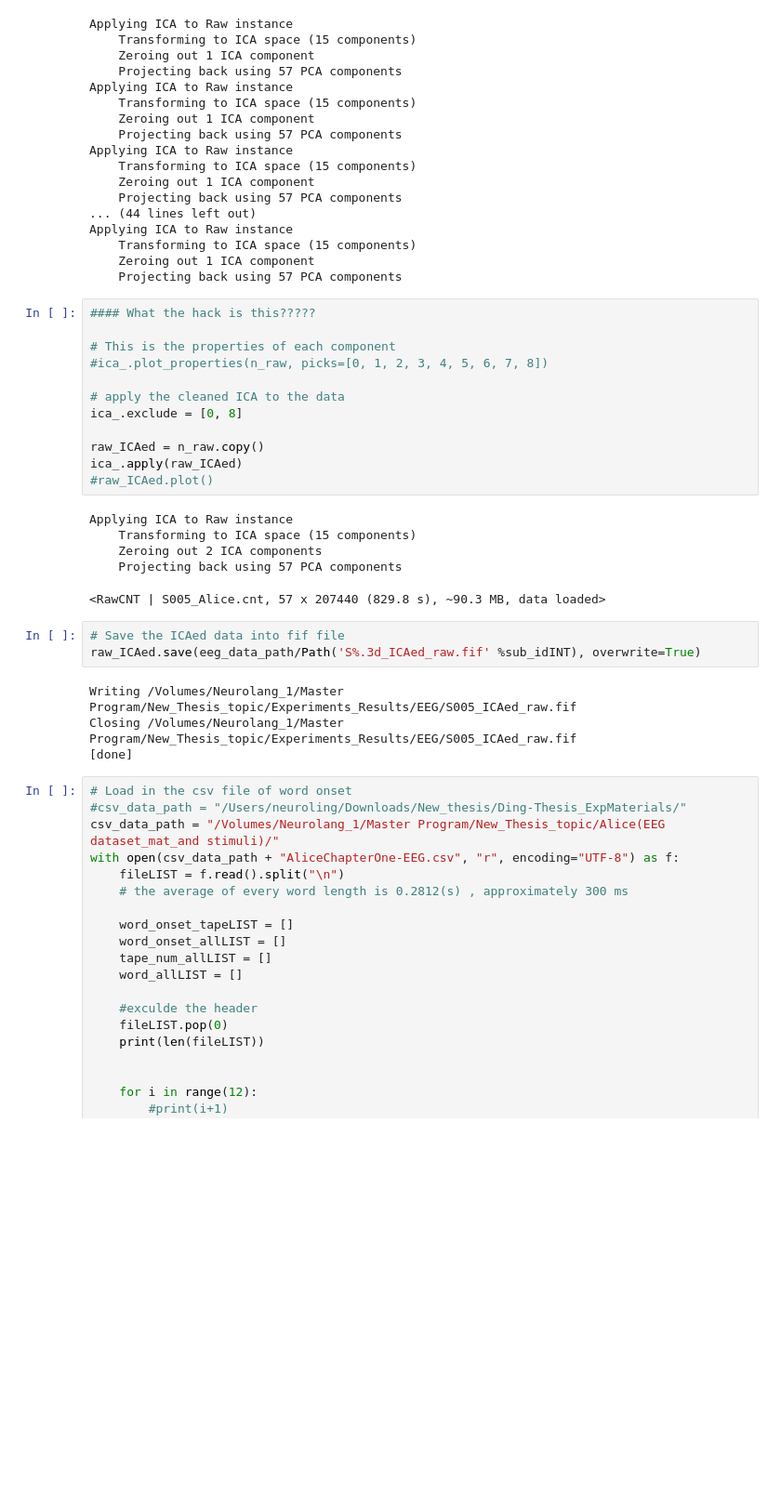
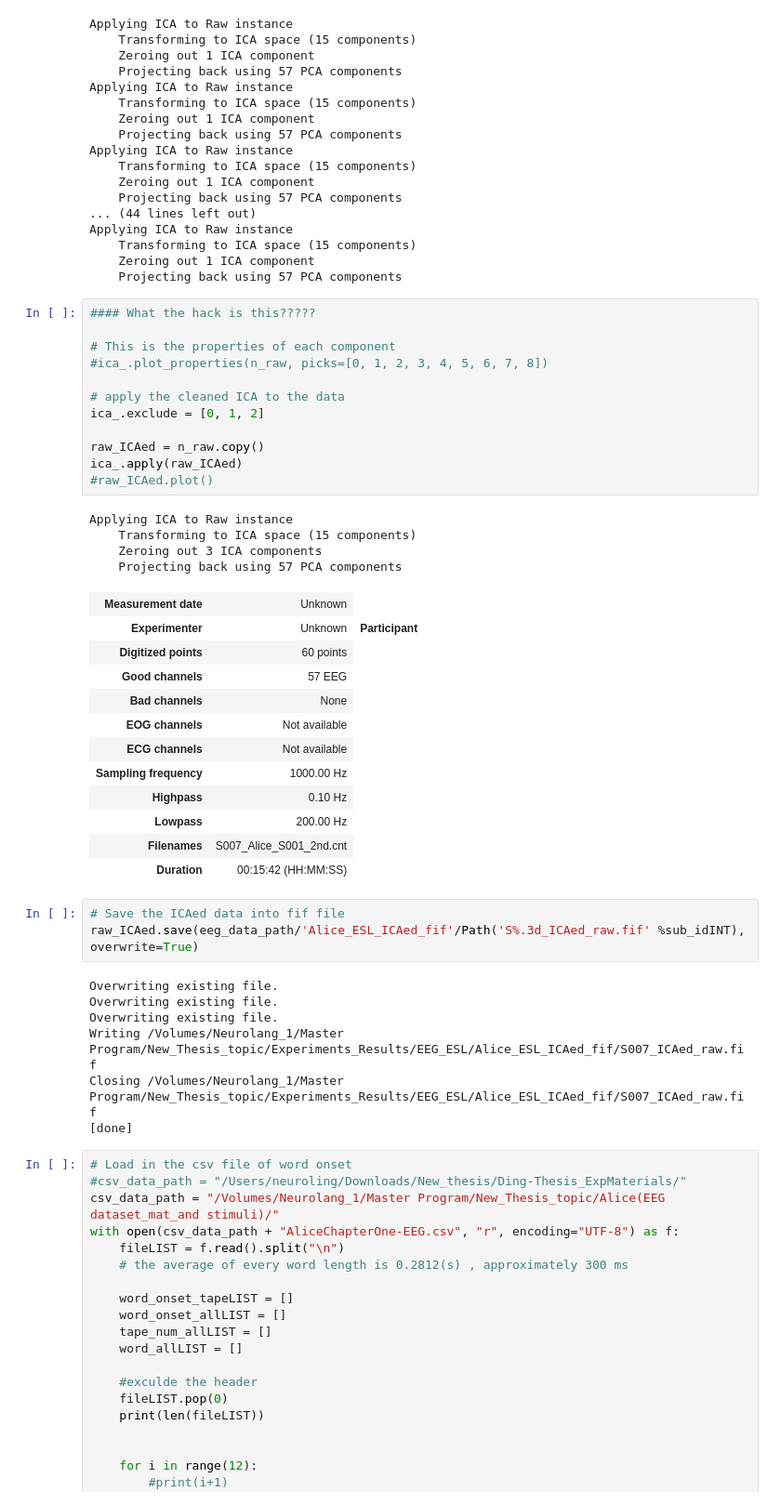
Before and after one commit to DHCLAIRE/ICN_related, a Jupyter notebook: Thesis/Alice_EEG preprocess.ipynb, the cells around one changed output. Shown: that part at 93% size. Drawn from its saved outputs; the diff is of its cells as text; blank space fills up the shorter version.

```diff
--- a/Thesis/Alice_EEG preprocess.ipynb
+++ b/Thesis/Alice_EEG preprocess.ipynb
@@ -309,27 +319,41 @@ Applying ICA to Raw instance
 # %%
 #### What the hack is this?????
 
 # This is the properties of each component
 #ica_.plot_properties(n_raw, picks=[0, 1, 2, 3, 4, 5, 6, 7, 8])
 
 # apply the cleaned ICA to the data
-ica_.exclude = [0, 8]
+ica_.exclude = [0, 1, 2]
 
 raw_ICAed = n_raw.copy()
 ica_.apply(raw_ICAed)
 #raw_ICAed.plot()
 # %% [output]
 Applying ICA to Raw instance
     Transforming to ICA space (15 components)
-    Zeroing out 2 ICA components
+    Zeroing out 3 ICA components
     Projecting back using 57 PCA components
-<RawCNT | S005_Alice.cnt, 57 x 207440 (829.8 s), ~90.3 MB, data loaded>
+| Measurement date | Unknown |
+| Experimenter | Unknown | Participant |
+| Digitized points | 60 points |
+| Good channels | 57 EEG |
+| Bad channels | None |
+| EOG channels | Not available |
+| ECG channels | Not available |
+| Sampling frequency | 1000.00 Hz |
+| Highpass | 0.10 Hz |
+| Lowpass | 200.00 Hz |
+| Filenames | S007_Alice_S001_2nd.cnt |
+| Duration | 00:15:42 (HH:MM:SS) |
 # %%
 # Save the ICAed data into fif file
-raw_ICAed.save(eeg_data_path/Path('S%.3d_ICAed_raw.fif' %sub_idINT), overwrite=True)
+raw_ICAed.save(eeg_data_path/'Alice_ESL_ICAed_fif'/Path('S%.3d_ICAed_raw.fif' %sub_idINT), overwrite=True)
 # %% [output]
-Writing /Volumes/Neurolang_1/Master Program/New_Thesis_topic/Experiments_Results/EEG/S005_ICAed_raw.fif
-Closing /Volumes/Neurolang_1/Master Program/New_Thesis_topic/Experiments_Results/EEG/S005_ICAed_raw.fif
+Overwriting existing file.
+Overwriting existing file.
+Overwriting existing file.
+Writing /Volumes/Neurolang_1/Master Program/New_Thesis_topic/Experiments_Results/EEG_ESL/Alice_ESL_ICAed_fif/S007_ICAed_raw.fif
+Closing /Volumes/Neurolang_1/Master Program/New_Thesis_topic/Experiments_Results/EEG_ESL/Alice_ESL_ICAed_fif/S007_ICAed_raw.fif
 [done]
 # %%
 # Load in the csv file of word onset
```
Also changed, not shown: parts of 5 cells of this notebook.
